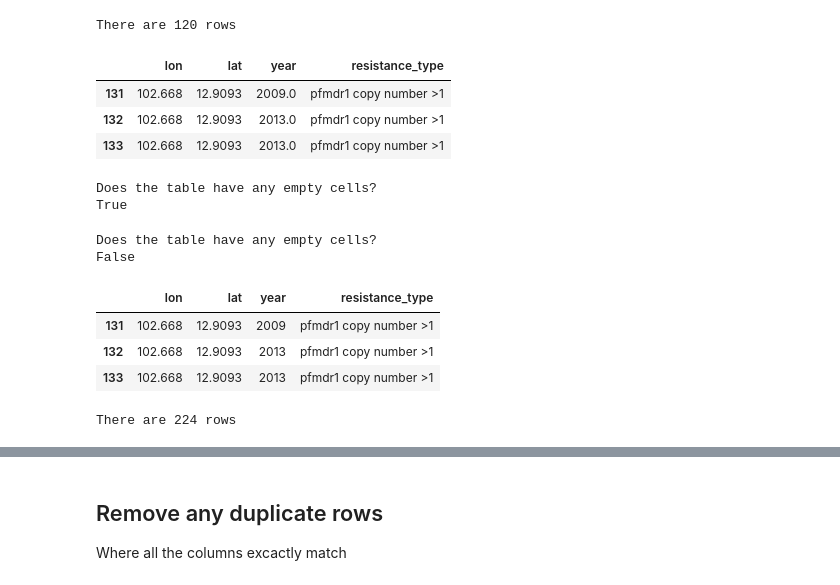
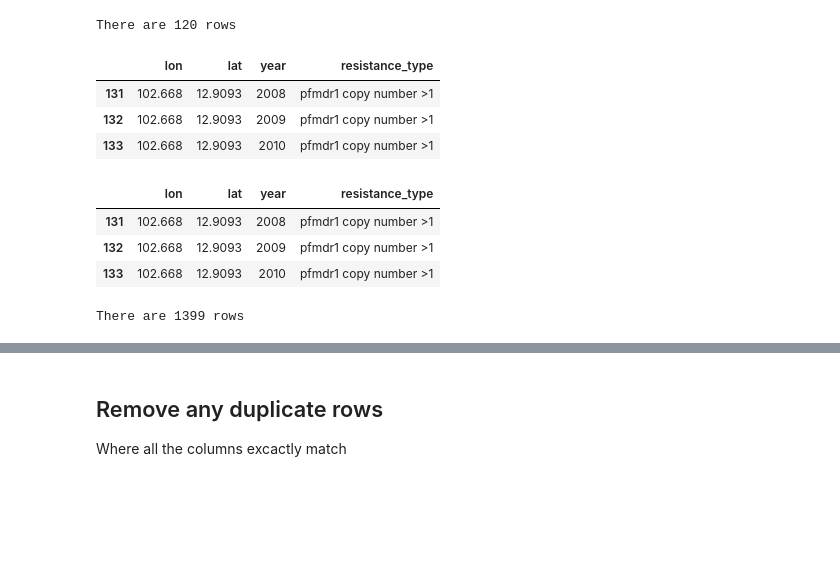
Before and after one commit to chris-creditdesign/nature-malaria-prep, a Jupyter notebook: Process k13 and Partner Drug data.ipynb, the cells around one changed output, grey strips where cells are left out. Cells and saved outputs as stored; diff of their text form; code cells hidden in the pictures; blank space fills up the shorter version.

Commit message:
Orders partner markers by study end rather than publication year

```diff
--- a/Process k13 and Partner Drug data.ipynb
+++ b/Process k13 and Partner Drug data.ipynb
@@ -349,21 +343,15 @@ There are 120 rows
 # %%
 ## Create a new data frame from the partner table with just the lon, lat and year columns
 ## add a new column call resistance_type
-partner_edit = partner_percentage_marker_group_size[["lon","lat","publication year","marker group"]].copy()
+partner_edit = partner_percentage_marker_group_size[["lon","lat","study end","marker group"]].copy()
 # %%
 ## Rename the 'publication year' column as 'year' to match the k13 table
-partner_edit.rename(index=str, columns={"publication year": "year","marker group": "resistance_type"}, inplace=True)
+partner_edit.rename(index=str, columns={"study end": "year","marker group": "resistance_type"}, inplace=True)
 # %%
 ## Print just the headers and the first three rows
 partner_edit.head(3)
 # %% [output]
 |  | lon | lat | year | resistance_type |
-| 131 | 102.668 | 12.9093 | 2009.0 | pfmdr1 copy number >1 |
-| 132 | 102.668 | 12.9093 | 2013.0 | pfmdr1 copy number >1 |
-| 133 | 102.668 | 12.9093 | 2013.0 | pfmdr1 copy number >1 |
+| 131 | 102.668 | 12.9093 | 2008 | pfmdr1 copy number >1 |
+| 132 | 102.668 | 12.9093 | 2009 | pfmdr1 copy number >1 |
+| 133 | 102.668 | 12.9093 | 2010 | pfmdr1 copy number >1 |
-# %%
-## Check if we have any empty cells
-print "Does the table have any empty cells? \n", partner_edit.isnull().values.any()
-# %% [output]
-Does the table have any empty cells?
-True
@@ -373,21 +358,16 @@ partner_edit_dropna = partner_edit.dropna().copy()
-# %%
-print "Does the table have any empty cells? \n", partner_edit_dropna.isnull().values.any()
-# %% [output]
-Does the table have any empty cells?
-False
 # %%
 ## Convert the year column to integers to match k13
-partner_edit_dropna.year = partner_edit_dropna.year.astype('int32')
+partner_edit.year = partner_edit.year.astype('int32')
 # %%
-partner_edit_dropna.head(3)
+partner_edit.head(3)
 # %% [output]
 |  | lon | lat | year | resistance_type |
-| 131 | 102.668 | 12.9093 | 2009 | pfmdr1 copy number >1 |
-| 132 | 102.668 | 12.9093 | 2013 | pfmdr1 copy number >1 |
-| 133 | 102.668 | 12.9093 | 2013 | pfmdr1 copy number >1 |
+| 131 | 102.668 | 12.9093 | 2008 | pfmdr1 copy number >1 |
+| 132 | 102.668 | 12.9093 | 2009 | pfmdr1 copy number >1 |
+| 133 | 102.668 | 12.9093 | 2010 | pfmdr1 copy number >1 |
 # %%
-print "There are", len(partner_edit_dropna), "rows"
+print "There are", len(partner), "rows"
 # %% [output]
-There are 224 rows
+There are 1399 rows
 # %%
 ## Join k13_edit and partner_edit together
```
Also changed, not shown: parts of 23 cells of this notebook, 1 other file.
